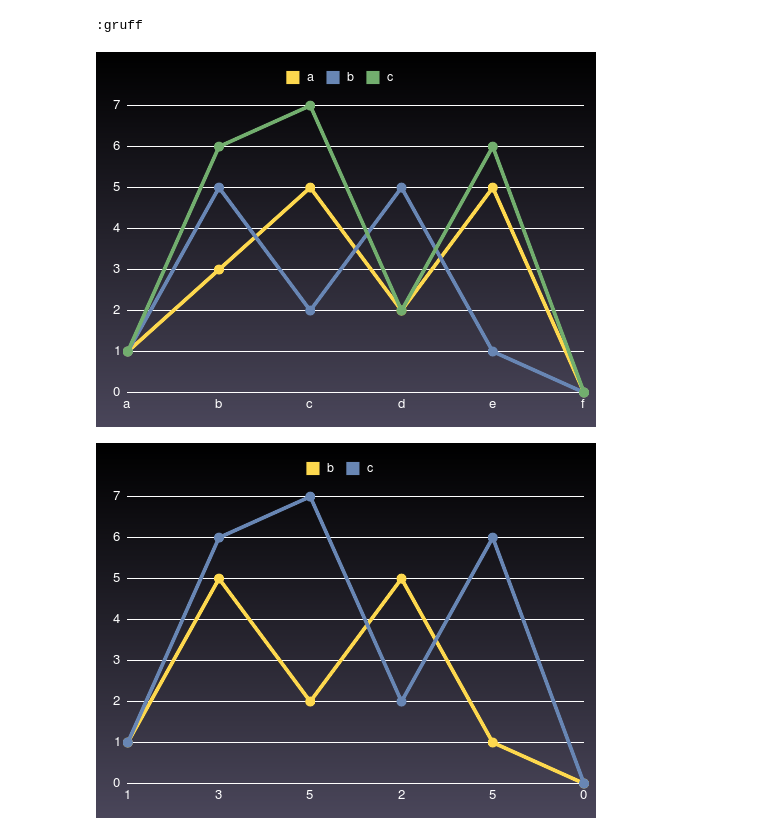
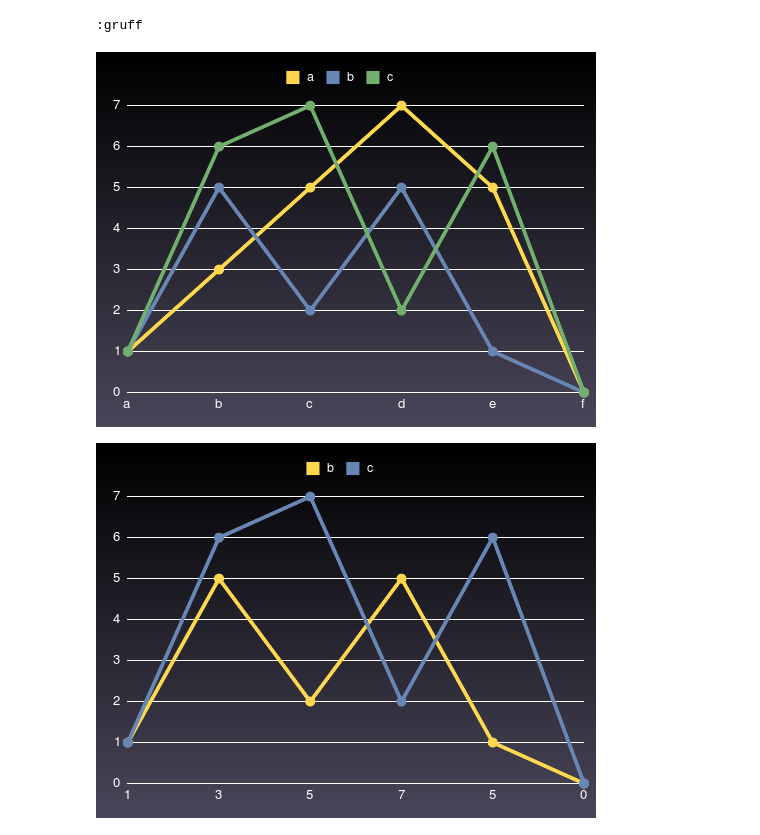
Before and after one commit to lokeshh/cat_notebook, a Jupyter notebook: Gruff DataFrame.ipynb, the cells around one changed output. Cells and saved outputs as stored; diff of their text form; code cells hidden in the pictures.

```diff
--- a/Gruff DataFrame.ipynb
+++ b/Gruff DataFrame.ipynb
@@ -6,13 +6,13 @@ Daru.plotting_library = :gruff
 :gruff
 # %%
 df = Daru::DataFrame.new({
-  a: [1, 3, 5, 2, 5, 0],
+  a: [1, 3, 5, 7, 5, 0],
   b: [1, 5, 2, 5, 1, 0],
   c: [1, 6, 7, 2, 6, 0]
   }, index: 'a'..'f')
 df.plot type: :line
 # %% [output]
-[figure, old version]
+[figure, new version]
 # %%
 df.plot type: :line, x: :a, y: [:b, :c]
 # %% [output]
```
Also changed, not shown: parts of 5 cells of this notebook.
